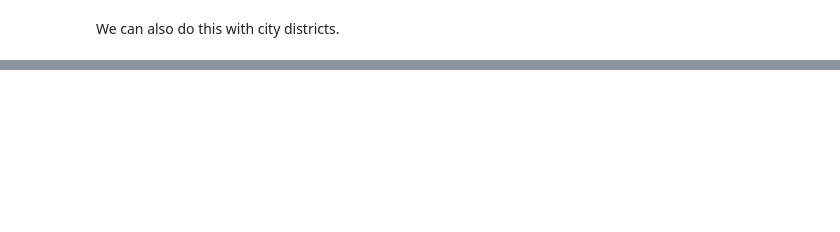
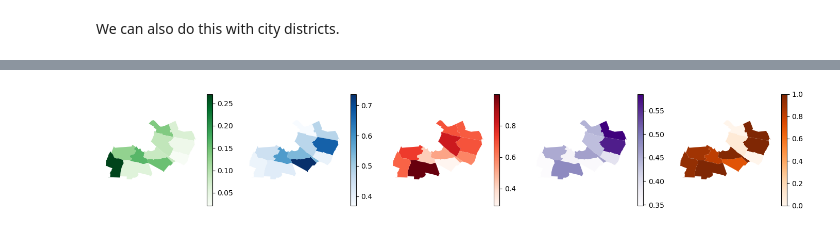
Before and after one commit to DLR-VF/bikeability, a Jupyter notebook: examples/example_use_cases.ipynb, the cells around one changed output, grey strips where cells are left out. Saved outputs shown, nothing was run; the diff lists cells and outputs as text; code cells hidden in the pictures; blank space fills up the shorter version.

```diff
--- a/examples/example_use_cases.ipynb
+++ b/examples/example_use_cases.ipynb
@@ -98,0 +144,26 @@ bikeability_gdf.plot(column= "urban_green_share", cmap="Greens", legend=True)
+# %%
+
+fig, axs = plt.subplots(1, 5, figsize=(14,2.6))
+#fig.suptitle('')
+
+bikeability_gdf.plot(ax=axs[0],  column= "urban_green_share", cmap="Greens", legend=True)
+
+bikeability_gdf.plot(ax=axs[1],  column= "small_streets_share", cmap="Blues", legend=True)
+
+bikeability_gdf.plot(ax=axs[2],  column= "cycling_infra_share", cmap="Reds", legend=True)
+
+bikeability_gdf.plot(ax=axs[3],  column= "node_dens_scaled", cmap="Purples", legend=True)
+bikeability_gdf.plot(ax=axs[4],  column= "shop_dens_scaled", cmap="Oranges", legend=True)
+
+#network.plot(color="grey", linewidth=0.2, ax=axs[3])
+#nodes.plot(color="black", markersize=0.5, ax=axs[3])
+axs[1].axis('off')
+axs[2].axis('off')
+axs[0].axis('off')
+axs[3].axis('off')
+axs[4].axis('off')
+plt.tight_layout()
+
+plt.savefig(plots_folder+"bikeability_data_example_2.png")
+# %% [output]
+[figure, added]
```
Also changed, not shown: parts of 12 cells of this notebook, 7 other files.
